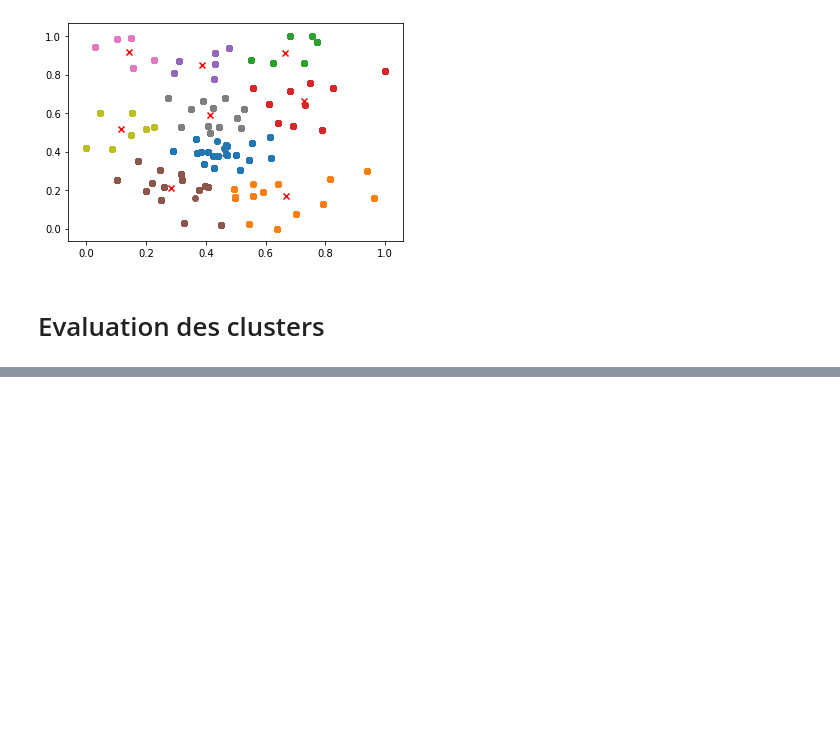
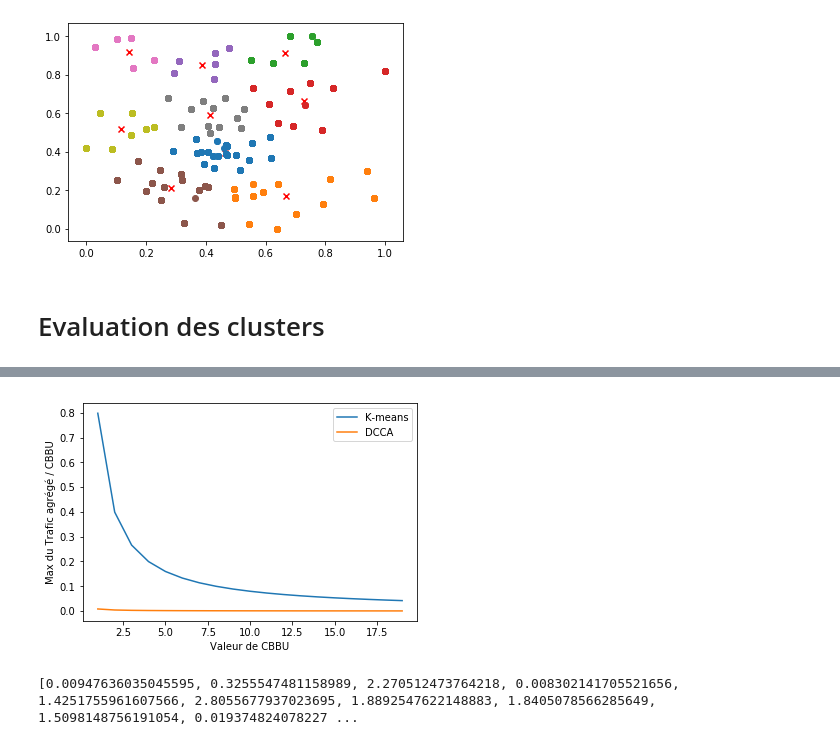
Before and after one commit to hanane-djeddal/PLDAC, a Jupyter notebook: Code/K-means_GeoData.ipynb, the cells around one changed output, grey strips where cells are left out. Drawn from its saved outputs; the diff is of its cells as text; code cells hidden in the pictures; blank space fills up the shorter version.

```diff
--- a/Code/K-means_GeoData.ipynb
+++ b/Code/K-means_GeoData.ipynb
@@ -440,0 +515,33 @@ for l in l_affectation.values():
+# %%
+l_BBU_min=[]
+for l in l_affectation_lille.values():
+        agg=np.zeros(Nt)
+        for i in l:
+            id=rrh_id[i]
+            if (id in dict_rrh.keys()):
+                agg+=dict_rrh[id]
+        l_BBU_min.append(np.max(agg))
+val_bbu=np.arange(1,20)
+gain_min=[]
+for v in val_bbu:
+    gain_min.append(min(l_BBU_min)/v)
+l_BBU2_min=[]
+k=0
+for c in P:
+    if(c!= []):
+        agg=DCCA.aggregationTrafic(c)
+        l_BBU2_min.append(np.max(agg))
+        k+=1
+gainDCCA_min=[]
+for v in val_bbu:
+    gainDCCA_min.append(min(l_BBU2_min)/v)
+plt.plot(val_bbu,gain_min,label="K-means")
+plt.plot(val_bbu,gainDCCA_min,label="DCCA")
+plt.ylabel("Max du Trafic agrégé / CBBU")
+plt.xlabel("Valeur de CBBU")
+plt.legend()
+plt.show()
+print(l_BBU2_min,l_BBU_min)
+# %% [output]
+[figure, added]
+[0.00947636035045595, 0.3255547481158989, 2.270512473764218, 0.008302141705521656, 1.4251755961607566, 2.8055677937023695, 1.8892547622148883, 1.8405078566285649, 1.5098148756191054, 0.019374824078227 ...
```
Also changed, not shown: parts of 13 cells of this notebook, 9 other files.
